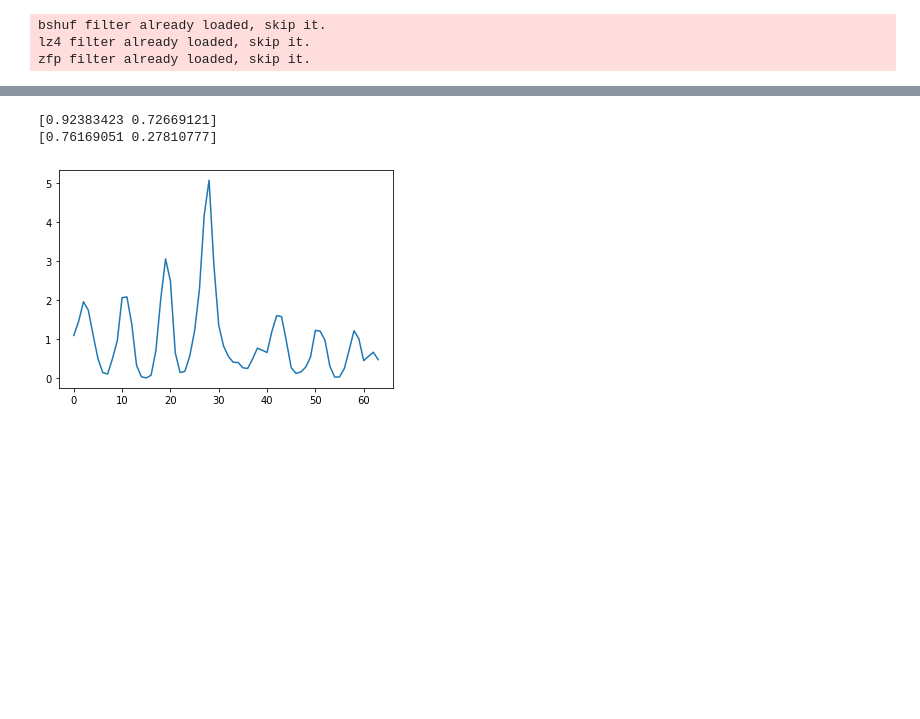
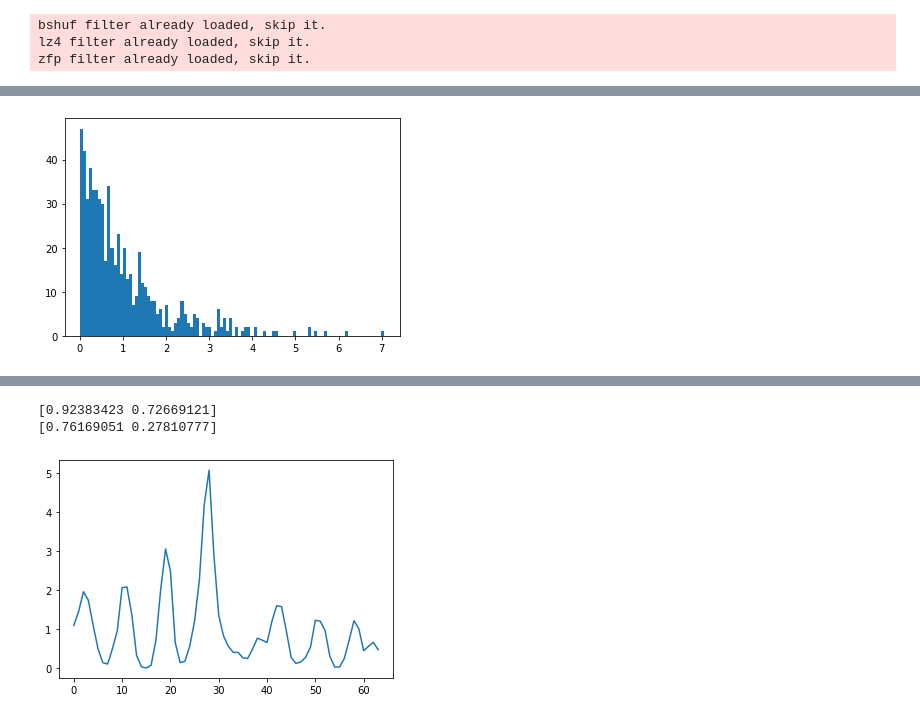
Before and after one commit to bbrzycki/bl-scint-analysis, a Jupyter notebook: jupyter-notebooks/scintillation_generator.ipynb, the cells around one changed output, grey strips where cells are left out. Drawn from its saved outputs; the diff is of its cells as text; code cells hidden in the pictures; blank space fills up the shorter version.

```diff
--- a/jupyter-notebooks/scintillation_generator.ipynb
+++ b/jupyter-notebooks/scintillation_generator.ipynb
@@ -63,0 +64,5 @@ plt.show()
+# %%
+plt.hist(Y, bins=100)
+plt.show()
+# %% [output]
+[figure, added]
```
Also changed, not shown: parts of 4 cells of this notebook, 6 other files.
